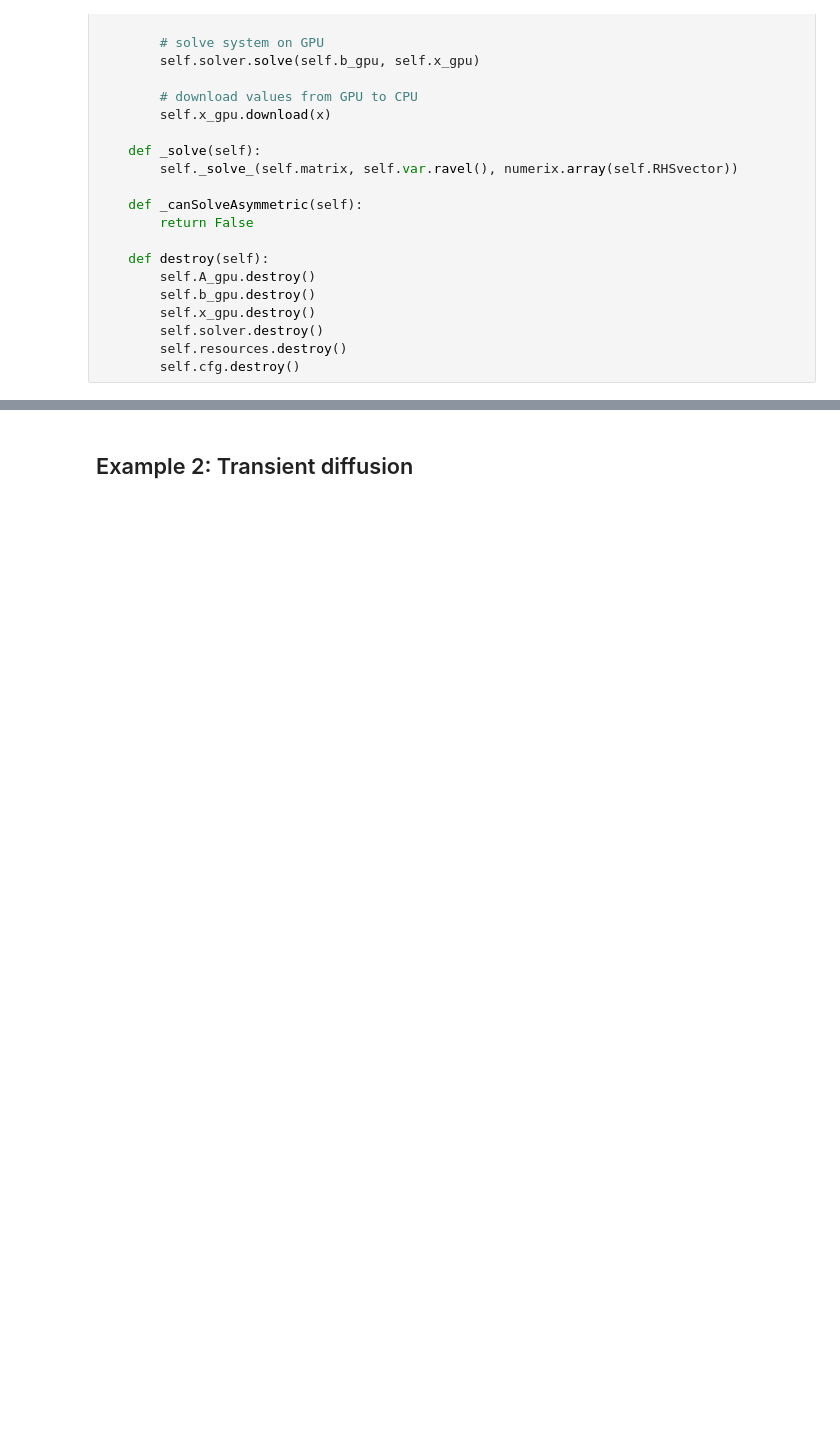
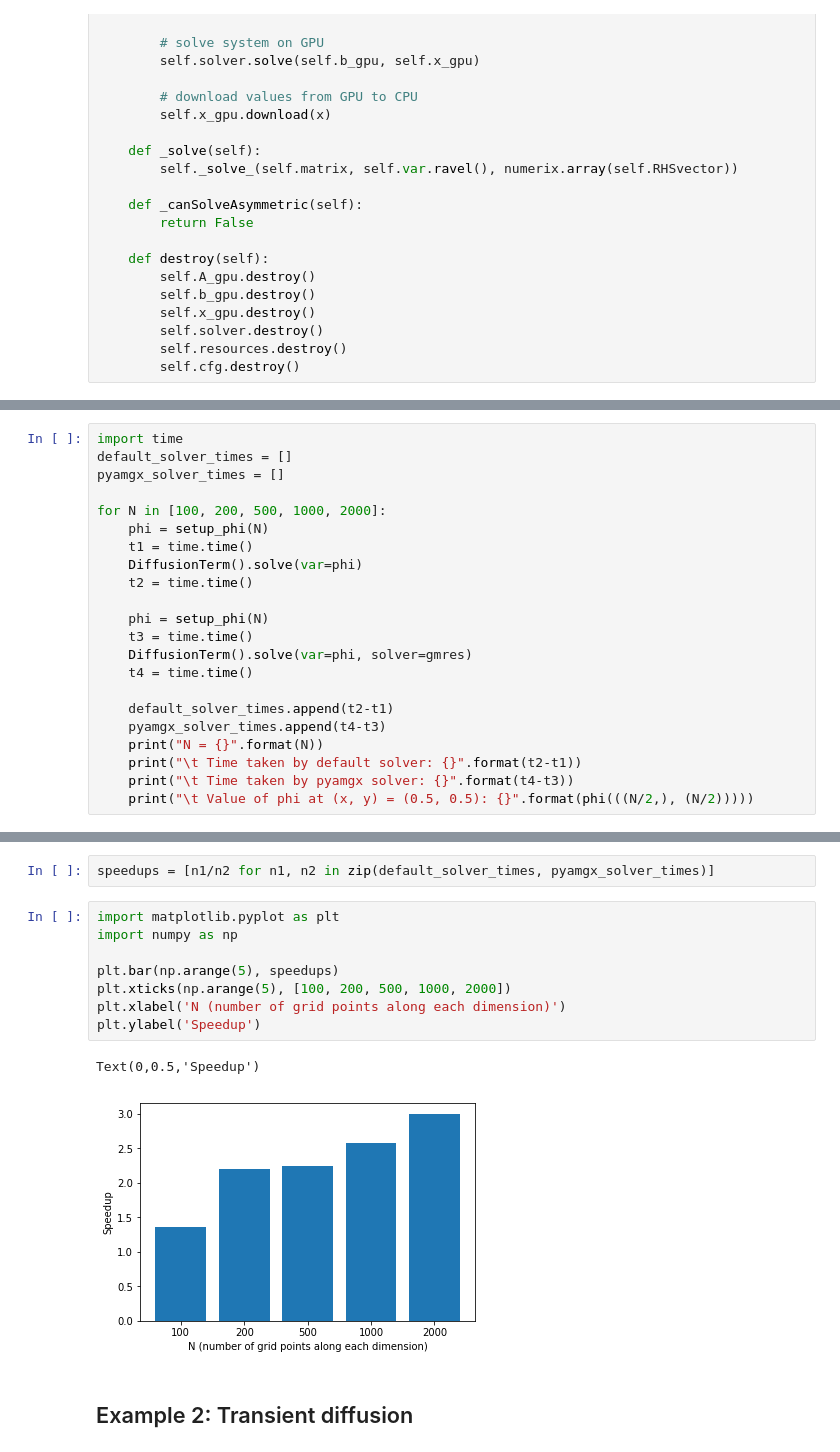
Before and after one commit to shwina/pyamgx, a Jupyter notebook: examples/FiPy/diffusion.ipynb, the cells around one changed output, grey strips where cells are left out. Drawn from its saved outputs; the diff is of its cells as text; blank space fills up the shorter version.

```diff
--- a/examples/FiPy/diffusion.ipynb
+++ b/examples/FiPy/diffusion.ipynb
@@ -206,0 +234,22 @@ Time for solve: 2.6317391395568848 seconds.
+# %%
+import time
+default_solver_times = []
+pyamgx_solver_times = []
+
+for N in [100, 200, 500, 1000, 2000]:
+    phi = setup_phi(N)
+    t1 = time.time()
+    DiffusionTerm().solve(var=phi)
+    t2 = time.time()
+
+    phi = setup_phi(N)
+    t3 = time.time()
+    DiffusionTerm().solve(var=phi, solver=gmres)
+    t4 = time.time()
+
+    default_solver_times.append(t2-t1)
+    pyamgx_solver_times.append(t4-t3)
+    print("N = {}".format(N))
+    print("\t Time taken by default solver: {}".format(t2-t1))
+    print("\t Time taken by pyamgx solver: {}".format(t4-t3))
+    print("\t Value of phi at (x, y) = (0.5, 0.5): {}".format(phi(((N/2,), (N/2)))))
@@ -207,3 +277,16 @@ Time for solve: 2.6317391395568848 seconds.
+# %%
+speedups = [n1/n2 for n1, n2 in zip(default_solver_times, pyamgx_solver_times)]
+# %%
+import matplotlib.pyplot as plt
+import numpy as np
+
+plt.bar(np.arange(5), speedups)
+plt.xticks(np.arange(5), [100, 200, 500, 1000, 2000])
+plt.xlabel('N (number of grid points along each dimension)')
+plt.ylabel('Speedup')
+# %% [output]
+Text(0,0.5,'Speedup')
+[figure, added]
 # %% [markdown]
 ## Example 2: Transient diffusion
 # %% [markdown]
```
Also changed, not shown: parts of 81 cells of this notebook.
